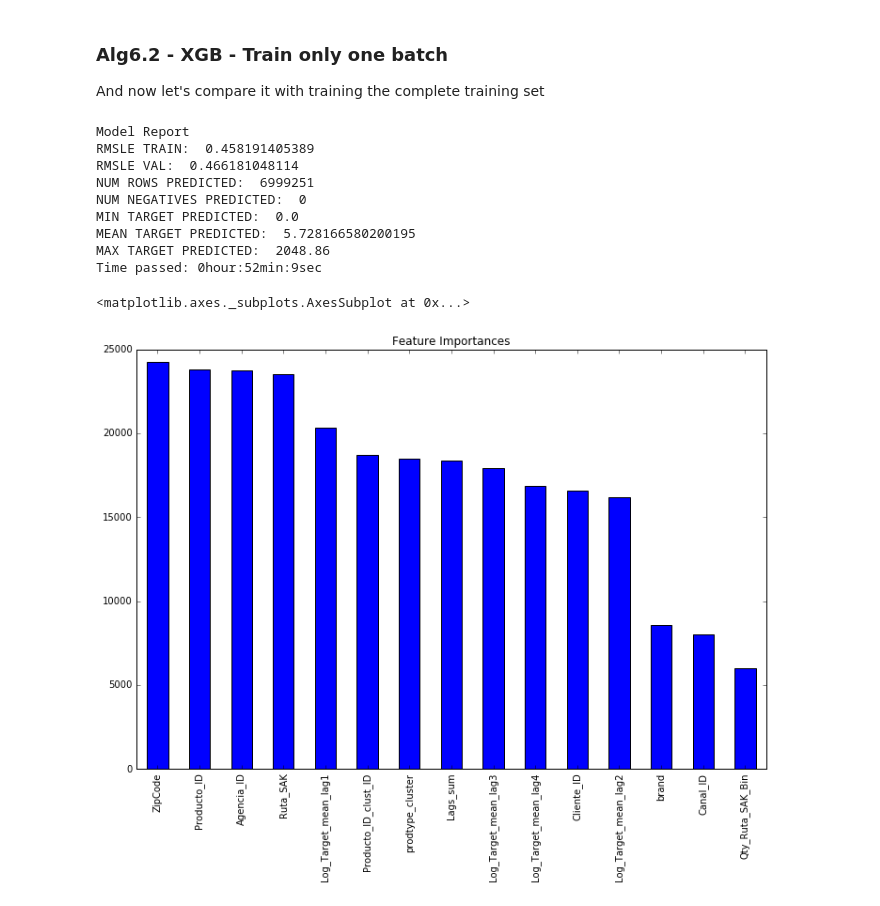
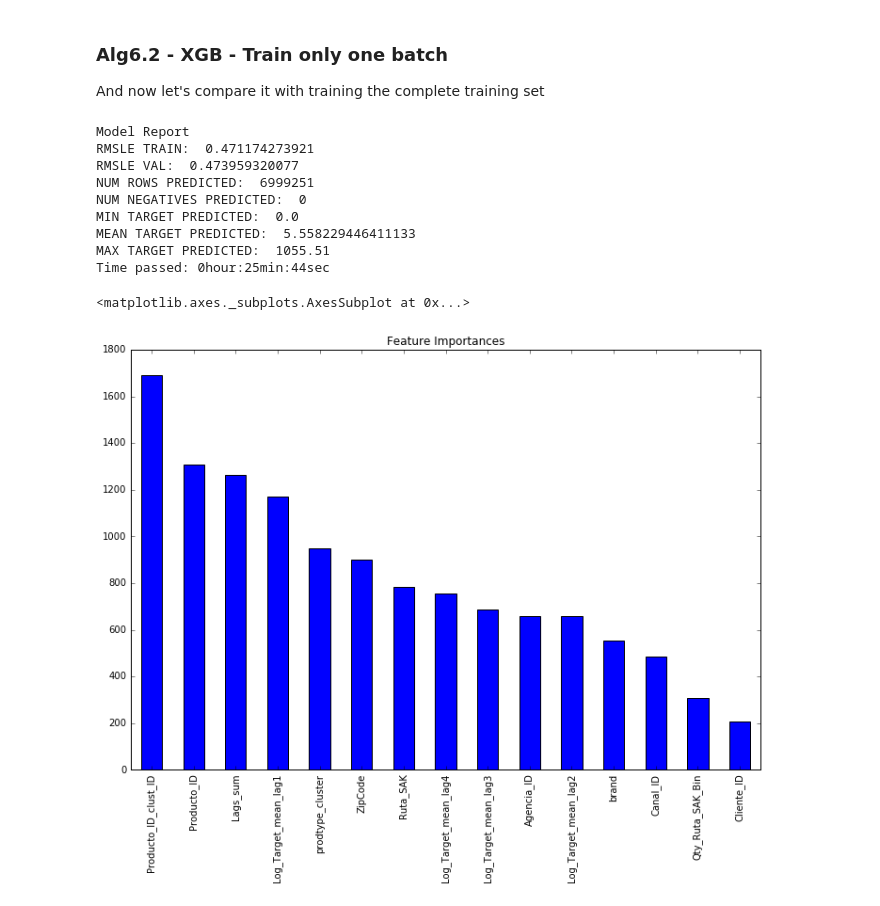
Before and after one commit to pablomarin/kaggle-bimbo, a Jupyter notebook: Step3-Modeling-XGboost.ipynb, the cells around one changed output. Cells and saved outputs as stored; diff of their text form; code cells hidden in the pictures.

Commit message:
Update results on XBG modeling

```diff
--- a/Step3-Modeling-XGboost.ipynb
+++ b/Step3-Modeling-XGboost.ipynb
@@ -283,30 +302,33 @@ And now let's compare it with training the complete training set
 # %%
 predictors = ['Canal_ID', 'Log_Target_mean_lag1', 'Log_Target_mean_lag2', 'Log_Target_mean_lag3', 'Log_Target_mean_lag4',
               'Agencia_ID','Ruta_SAK','Cliente_ID','Producto_ID',
               'Lags_sum', 'brand', 'prodtype_cluster', 'Qty_Ruta_SAK_Bin', 'ZipCode', 'Producto_ID_clust_ID']
 
-model = xgb.XGBRegressor(n_estimators = 300, objective="reg:linear", learning_rate= 0.1, max_depth=10,
-                         subsample=0.85,colsample_bytree=0.7)
+#model = xgb.XGBRegressor(n_estimators = 300, objective="reg:linear", learning_rate= 0.1, max_depth=10,
+#                         subsample=0.85,colsample_bytree=0.7)
+
+model = xgb.XGBRegressor(n_estimators = 400, objective="reg:linear", learning_rate= 0.1, max_depth=5,
+                         subsample=0.85,colsample_bytree=0.8, min_child_weight = 1, gamma = 0.1, scale_pos_weight = 1)
 
 tic()
 dt, dv, dte = model_fit(model, train, val, test, predictors, target, IDcol)
 report_submit(dt, dv, dte, 'alg6.2.csv')
 tac()
 
 feat_imp = pd.Series(model.booster().get_fscore()).sort_values(ascending=False)
 feat_imp.plot(kind='bar', title='Feature Importances')
 # %% [output]
 Model Report
-RMSLE TRAIN:  0.458191405389
-RMSLE VAL:  0.466181048114
+RMSLE TRAIN:  0.471174273921
+RMSLE VAL:  0.473959320077
 NUM ROWS PREDICTED:  6999251
 NUM NEGATIVES PREDICTED:  0
 MIN TARGET PREDICTED:  0.0
-MEAN TARGET PREDICTED:  5.728166580200195
-MAX TARGET PREDICTED:  2048.86
-Time passed: 0hour:52min:9sec
+MEAN TARGET PREDICTED:  5.558229446411133
+MAX TARGET PREDICTED:  1055.51
+Time passed: 0hour:25min:44sec
 <matplotlib.axes._subplots.AxesSubplot at 0x...>
-[figure, old version]
+[figure, new version]
 # %%
 plt.plot(model.evals_result()['validation_0']['rmse'])
 # %% [output]
```
Also changed, not shown: parts of 7 cells of this notebook, 1 other file.
